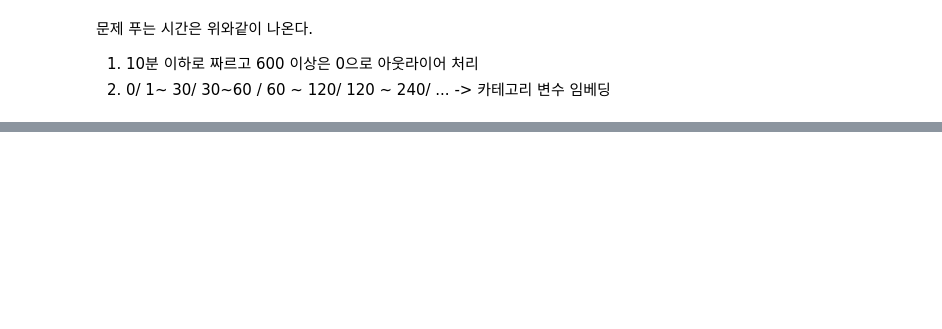
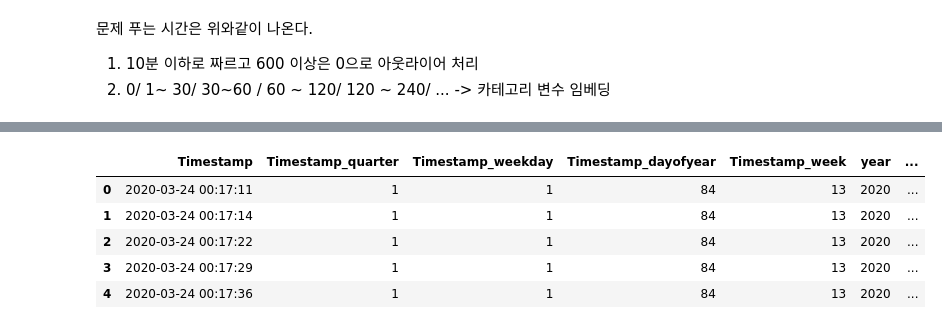
Before and after one commit to boostcampaitech4lv23recsys1/level2_dkt_recsys-level2-recsys-04, a Jupyter notebook: EDA/bae_eda.ipynb, the cells around one changed output, grey strips where cells are left out. Cells and saved outputs as stored; diff of their text form; code cells hidden in the pictures; blank space fills up the shorter version.

```diff
--- a/EDA/bae_eda.ipynb
+++ b/EDA/bae_eda.ipynb
@@ -192,0 +207,9 @@ dataset
+# %%
+df.head()
+# %% [output]
+|  | Timestamp | Timestamp_quarter | Timestamp_weekday | Timestamp_dayofyear | Timestamp_week | year | ... |
+| 0 | 2020-03-24 00:17:11 | 1 | 1 | 84 | 13 | 2020 | ... |
+| 1 | 2020-03-24 00:17:14 | 1 | 1 | 84 | 13 | 2020 | ... |
+| 2 | 2020-03-24 00:17:22 | 1 | 1 | 84 | 13 | 2020 | ... |
+| 3 | 2020-03-24 00:17:29 | 1 | 1 | 84 | 13 | 2020 | ... |
+| 4 | 2020-03-24 00:17:36 | 1 | 1 | 84 | 13 | 2020 | ... |
```
Also changed, not shown: parts of 20 cells of this notebook, 2 other files.
